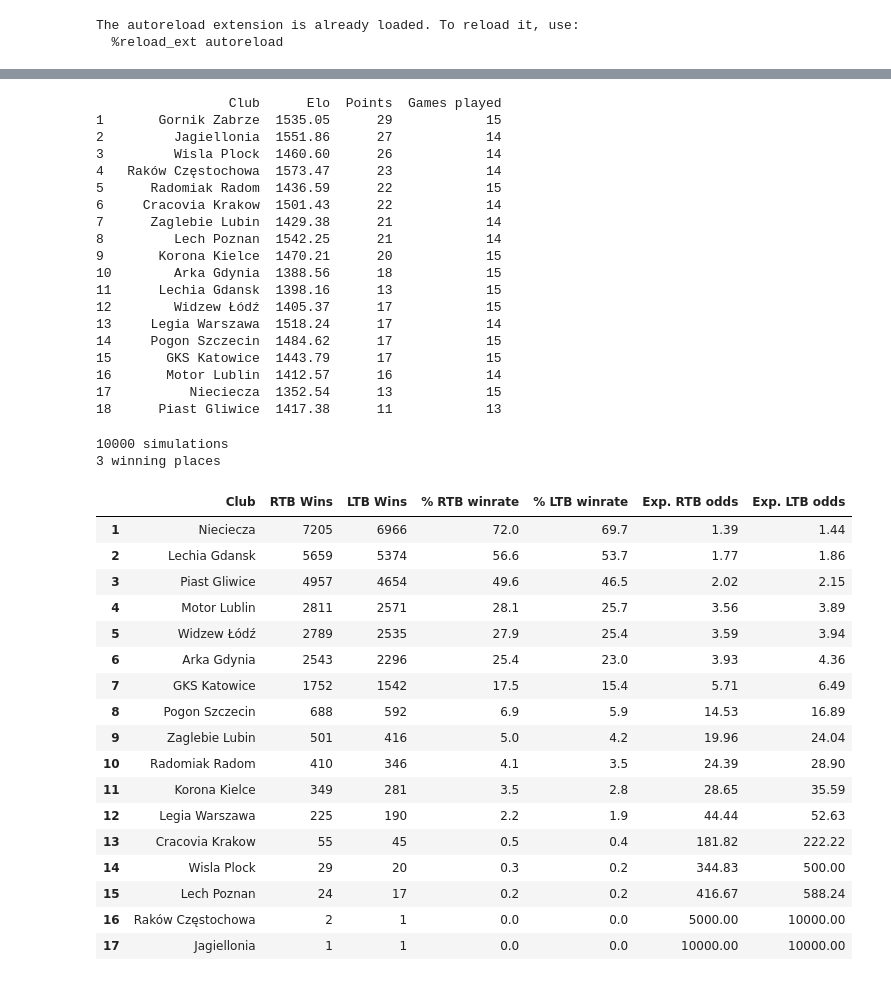
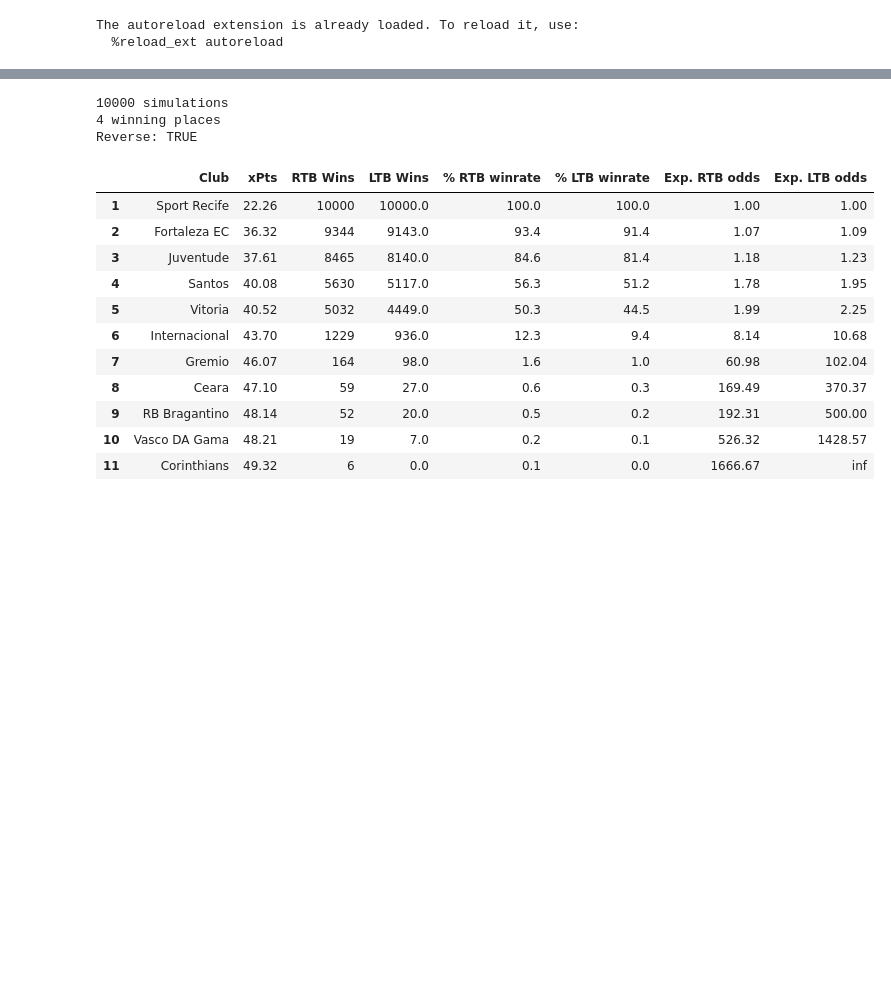
Before and after one commit to Michal-Zablocki/outrights-pred, a Jupyter notebook: working_version.ipynb, the cells around one changed output, grey strips where cells are left out. Cells and saved outputs as stored; diff of their text form; code cells hidden in the pictures; blank space fills up the shorter version.

```diff
--- a/working_version.ipynb
+++ b/working_version.ipynb
@@ -13,3 +13,11 @@ from helpers import *
 from regression import *
 # %%
 ELO_DATE = '2025-11-10'
+NUMBER_OF_SIMS = 10000
+LEAGUE_ID = 71
+SEASON = 2025
+HEAD_SIZE = 24
+COUNTRY_CODE_ELO = None
+COUNTRY_CODE_API = 'BRA'
+STDEV = 0
+UPDATE_FIXTURES = False
@@ -61,4 +84,4 @@ dtype: object
 # %%
-standings_df = build_historical_standings_table_after_at_most_n_rounds(league_id=106, season=2025, country_code_elo=None, country_code_api='POL', elo_date=ELO_DATE)
-standings_df.head(20)
+standings_df = build_historical_standings_table_after_at_most_n_rounds(league_id=LEAGUE_ID, season=SEASON, country_code_elo=COUNTRY_CODE_ELO, country_code_api=COUNTRY_CODE_API, elo_date=ELO_DATE, update_fixtures=UPDATE_FIXTURES)
+standings_df.head(HEAD_SIZE)
 # %% [output]
@@ -233,43 +201,20 @@ results.head(20)
 # %%
-results = run_multiple_sims(league_id=106, season=2025, country_code_elo=None, country_code_api='POL', elo_date=ELO_DATE, number_of_sims=NUMBER_OF_SIMS, number_of_winning_places=3, reverse=True, stdev=20, standings_df=standings_df)
-results.head(20)
+# bottom 4
+results = run_multiple_sims(league_id=LEAGUE_ID, season=SEASON, country_code_elo=COUNTRY_CODE_ELO, country_code_api=COUNTRY_CODE_API, elo_date=ELO_DATE, number_of_sims=NUMBER_OF_SIMS, number_of_winning_places=4, reverse=True, stdev=STDEV, standings_df=standings_df, update_fixtures=UPDATE_FIXTURES)
+results.head(HEAD_SIZE)
 # %% [output]
-                 Club      Elo  Points  Games played
-1       Gornik Zabrze  1535.05      29            15
-2         Jagiellonia  1551.86      27            14
-3         Wisla Plock  1460.60      26            14
-4   Raków Częstochowa  1573.47      23            14
-5      Radomiak Radom  1436.59      22            15
-6     Cracovia Krakow  1501.43      22            14
-7      Zaglebie Lubin  1429.38      21            14
-8         Lech Poznan  1542.25      21            14
-9       Korona Kielce  1470.21      20            15
-10        Arka Gdynia  1388.56      18            15
-11      Lechia Gdansk  1398.16      13            15
-12        Widzew Łódź  1405.37      17            15
-13     Legia Warszawa  1518.24      17            14
-14     Pogon Szczecin  1484.62      17            15
-15       GKS Katowice  1443.79      17            15
-16       Motor Lublin  1412.57      16            14
-17          Nieciecza  1352.54      13            15
-18      Piast Gliwice  1417.38      11            13
+10000 simulations
+4 winning places
+Reverse: TRUE
-10000 simulations
-3 winning places
-|  | Club | RTB Wins | LTB Wins | % RTB winrate | % LTB winrate | Exp. RTB odds | Exp. LTB odds |
-| 1 | Nieciecza | 7205 | 6966 | 72.0 | 69.7 | 1.39 | 1.44 |
-| 2 | Lechia Gdansk | 5659 | 5374 | 56.6 | 53.7 | 1.77 | 1.86 |
-| 3 | Piast Gliwice | 4957 | 4654 | 49.6 | 46.5 | 2.02 | 2.15 |
-| 4 | Motor Lublin | 2811 | 2571 | 28.1 | 25.7 | 3.56 | 3.89 |
-| 5 | Widzew Łódź | 2789 | 2535 | 27.9 | 25.4 | 3.59 | 3.94 |
-| 6 | Arka Gdynia | 2543 | 2296 | 25.4 | 23.0 | 3.93 | 4.36 |
-| 7 | GKS Katowice | 1752 | 1542 | 17.5 | 15.4 | 5.71 | 6.49 |
-| 8 | Pogon Szczecin | 688 | 592 | 6.9 | 5.9 | 14.53 | 16.89 |
-| 9 | Zaglebie Lubin | 501 | 416 | 5.0 | 4.2 | 19.96 | 24.04 |
-| 10 | Radomiak Radom | 410 | 346 | 4.1 | 3.5 | 24.39 | 28.90 |
-| 11 | Korona Kielce | 349 | 281 | 3.5 | 2.8 | 28.65 | 35.59 |
-| 12 | Legia Warszawa | 225 | 190 | 2.2 | 1.9 | 44.44 | 52.63 |
-| 13 | Cracovia Krakow | 55 | 45 | 0.5 | 0.4 | 181.82 | 222.22 |
-| 14 | Wisla Plock | 29 | 20 | 0.3 | 0.2 | 344.83 | 500.00 |
-| 15 | Lech Poznan | 24 | 17 | 0.2 | 0.2 | 416.67 | 588.24 |
-| 16 | Raków Częstochowa | 2 | 1 | 0.0 | 0.0 | 5000.00 | 10000.00 |
-| 17 | Jagiellonia | 1 | 1 | 0.0 | 0.0 | 10000.00 | 10000.00 |
+|  | Club | xPts | RTB Wins | LTB Wins | % RTB winrate | % LTB winrate | Exp. RTB odds | Exp. LTB odds |
+| 1 | Sport Recife | 22.26 | 10000 | 10000.0 | 100.0 | 100.0 | 1.00 | 1.00 |
+| 2 | Fortaleza EC | 36.32 | 9344 | 9143.0 | 93.4 | 91.4 | 1.07 | 1.09 |
+| 3 | Juventude | 37.61 | 8465 | 8140.0 | 84.6 | 81.4 | 1.18 | 1.23 |
+| 4 | Santos | 40.08 | 5630 | 5117.0 | 56.3 | 51.2 | 1.78 | 1.95 |
+| 5 | Vitoria | 40.52 | 5032 | 4449.0 | 50.3 | 44.5 | 1.99 | 2.25 |
+| 6 | Internacional | 43.70 | 1229 | 936.0 | 12.3 | 9.4 | 8.14 | 10.68 |
+| 7 | Gremio | 46.07 | 164 | 98.0 | 1.6 | 1.0 | 60.98 | 102.04 |
+| 8 | Ceara | 47.10 | 59 | 27.0 | 0.6 | 0.3 | 169.49 | 370.37 |
+| 9 | RB Bragantino | 48.14 | 52 | 20.0 | 0.5 | 0.2 | 192.31 | 500.00 |
+| 10 | Vasco DA Gama | 48.21 | 19 | 7.0 | 0.2 | 0.1 | 526.32 | 1428.57 |
+| 11 | Corinthians | 49.32 | 6 | 0.0 | 0.1 | 0.0 | 1666.67 | inf |
```
Also changed, not shown: parts of 13 cells of this notebook, 8 other files.
